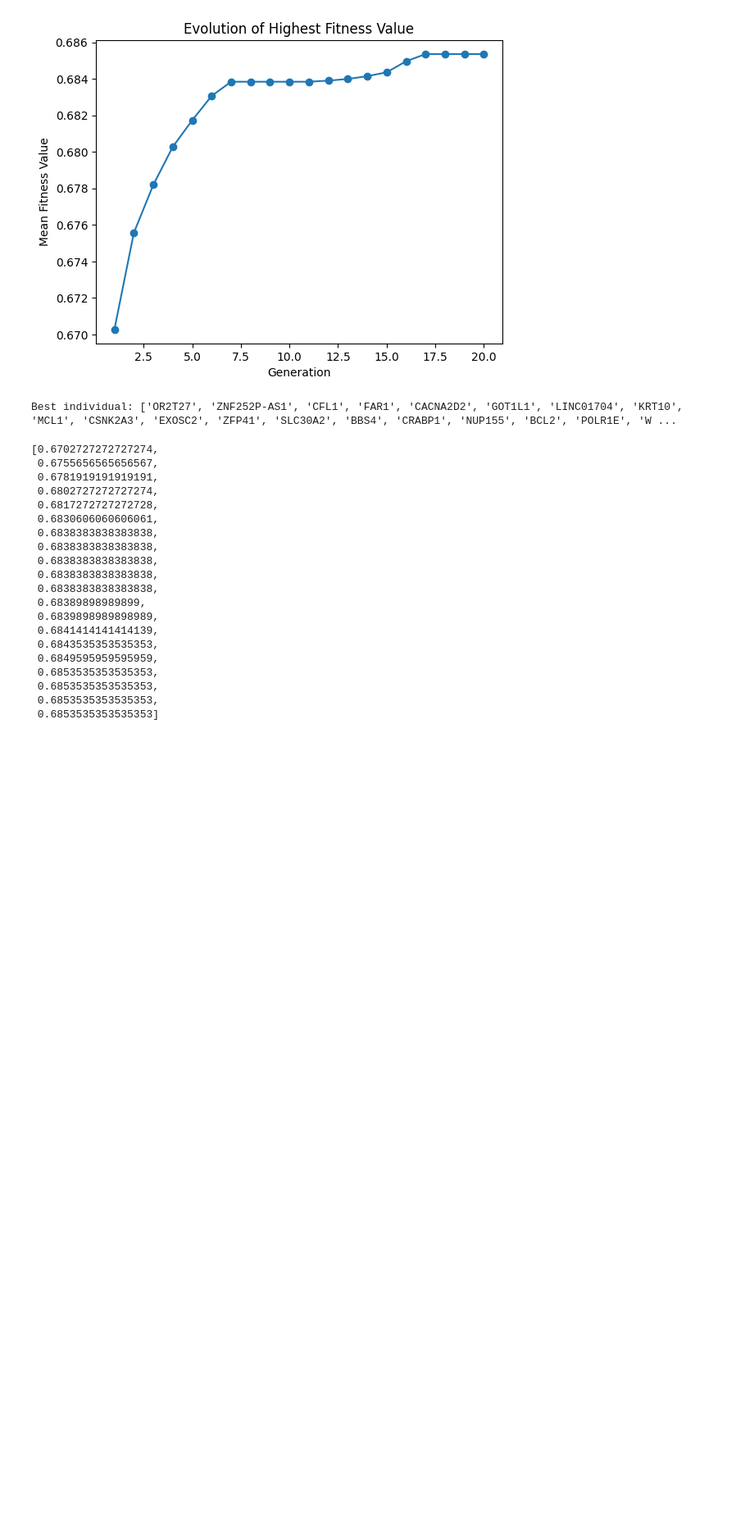
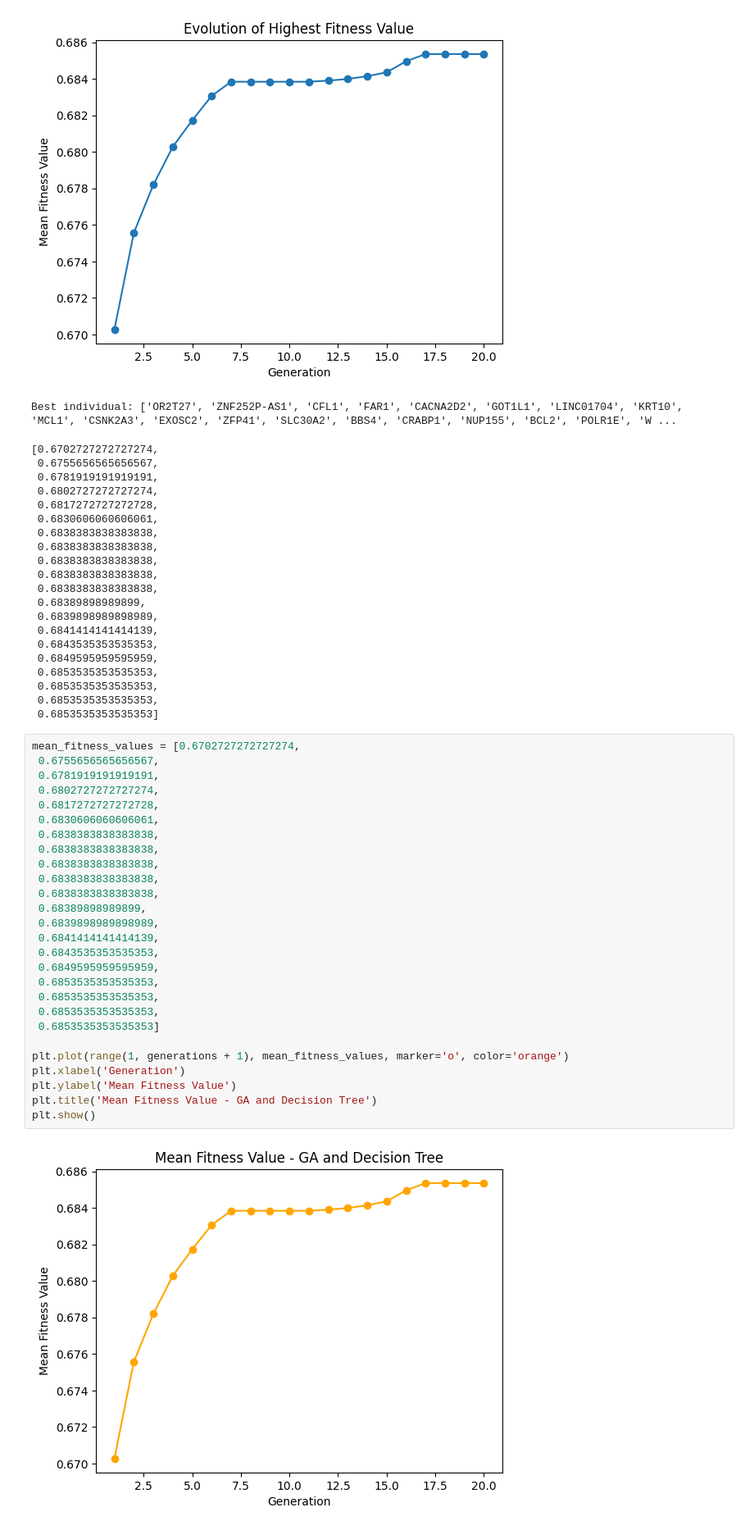
Before and after one commit to haily835/ML-Final-Project-Survival-Prediction, a Jupyter notebook: genetic_feature_dt_selection.ipynb, the cells around one changed output. Shown: that part at 82% size. Cells and saved outputs as stored; diff of their text form; blank space fills up the shorter version.

Commit message:
Update plots

```diff
--- a/genetic_feature_dt_selection.ipynb
+++ b/genetic_feature_dt_selection.ipynb
@@ -189,3 +189,32 @@ Best individual: ['OR2T27', 'ZNF252P-AS1', 'CFL1', 'FAR1', 'CACNA2D2', 'GOT1L1',
  0.6853535353535353,
  0.6853535353535353,
  0.6853535353535353]
+# %%
+mean_fitness_values = [0.6702727272727274,
+ 0.6755656565656567,
+ 0.6781919191919191,
+ 0.6802727272727274,
+ 0.6817272727272728,
+ 0.6830606060606061,
+ 0.6838383838383838,
+ 0.6838383838383838,
+ 0.6838383838383838,
+ 0.6838383838383838,
+ 0.6838383838383838,
+ 0.68389898989899,
+ 0.6839898989898989,
+ 0.6841414141414139,
+ 0.6843535353535353,
+ 0.6849595959595959,
+ 0.6853535353535353,
+ 0.6853535353535353,
+ 0.6853535353535353,
+ 0.6853535353535353]
+
+plt.plot(range(1, generations + 1), mean_fitness_values, marker='o', color='orange')
+plt.xlabel('Generation')
+plt.ylabel('Mean Fitness Value')
+plt.title('Mean Fitness Value - GA and Decision Tree')
+plt.show()
+# %% [output]
+[figure, added]
```
Also changed, not shown: 4 other files.
